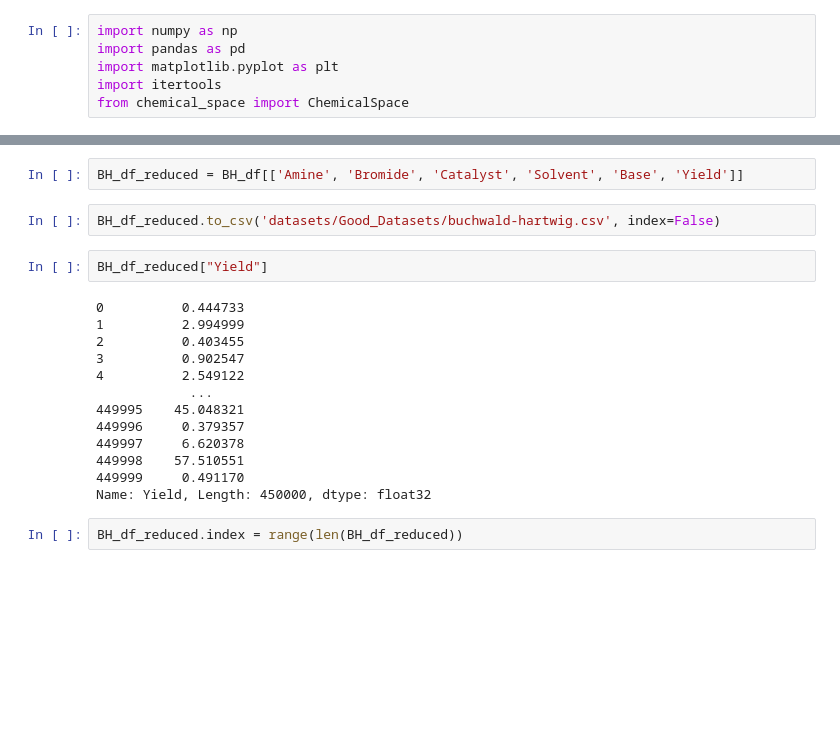
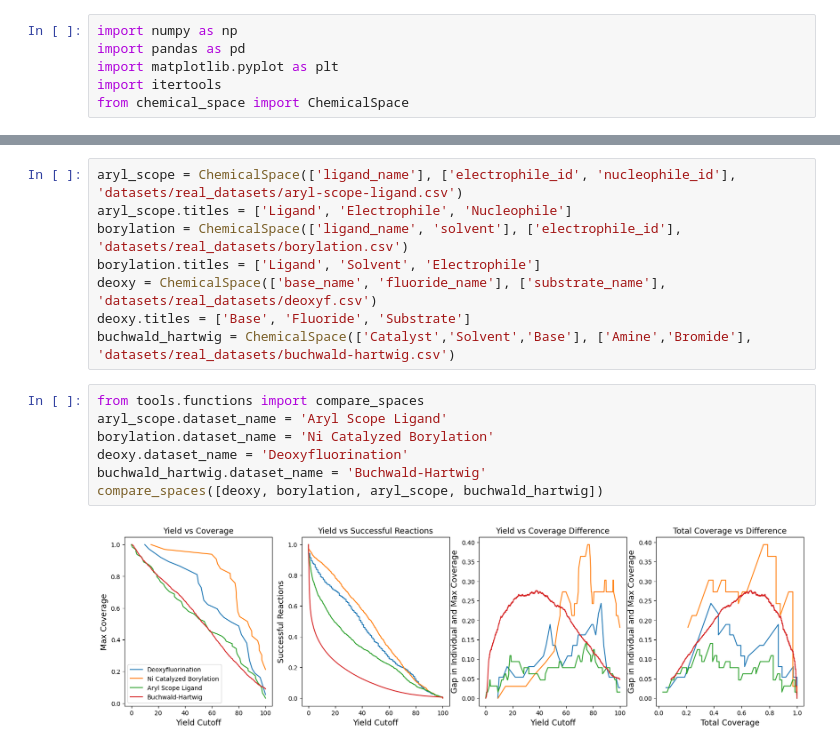
Before and after one commit to ssivilotti/condition_set_opt, a Jupyter notebook: dataset_analysis.ipynb, the cells around one changed output, grey strips where cells are left out. Drawn from its saved outputs; the diff is of its cells as text; blank space fills up the shorter version.

Commit message:
dataset figures

```diff
--- a/dataset_analysis.ipynb
+++ b/dataset_analysis.ipynb
@@ -94,21 +7,17 @@ BH_df['Base'] = flipped_idxs[4]
-# %%
-BH_df_reduced = BH_df[['Amine', 'Bromide', 'Catalyst', 'Solvent', 'Base', 'Yield']]
-# %%
-BH_df_reduced.to_csv('datasets/Good_Datasets/buchwald-hartwig.csv', index=False)
-# %%
-BH_df_reduced["Yield"]
-# %% [output]
-0          0.444733
-1          2.994999
-2          0.403455
-3          0.902547
-4          2.549122
-            ...
-449995    45.048321
-449996     0.379357
-449997     6.620378
-449998    57.510551
-449999     0.491170
-Name: Yield, Length: 450000, dtype: float32
-# %%
-BH_df_reduced.index = range(len(BH_df_reduced))
+# %%
+aryl_scope = ChemicalSpace(['ligand_name'], ['electrophile_id', 'nucleophile_id'], 'datasets/real_datasets/aryl-scope-ligand.csv')
+aryl_scope.titles = ['Ligand', 'Electrophile', 'Nucleophile']
+borylation = ChemicalSpace(['ligand_name', 'solvent'], ['electrophile_id'], 'datasets/real_datasets/borylation.csv')
+borylation.titles = ['Ligand', 'Solvent', 'Electrophile']
+deoxy = ChemicalSpace(['base_name', 'fluoride_name'], ['substrate_name'], 'datasets/real_datasets/deoxyf.csv')
+deoxy.titles = ['Base', 'Fluoride', 'Substrate']
+buchwald_hartwig = ChemicalSpace(['Catalyst','Solvent','Base'], ['Amine','Bromide'], 'datasets/real_datasets/buchwald-hartwig.csv')
+# %%
+from tools.functions import compare_spaces
+aryl_scope.dataset_name = 'Aryl Scope Ligand'
+borylation.dataset_name = 'Ni Catalyzed Borylation'
+deoxy.dataset_name = 'Deoxyfluorination'
+buchwald_hartwig.dataset_name = 'Buchwald-Hartwig'
+compare_spaces([deoxy, borylation, aryl_scope, buchwald_hartwig])
+# %% [output]
+[figure, added]
```
Also changed, not shown: parts of 43 cells of this notebook.
